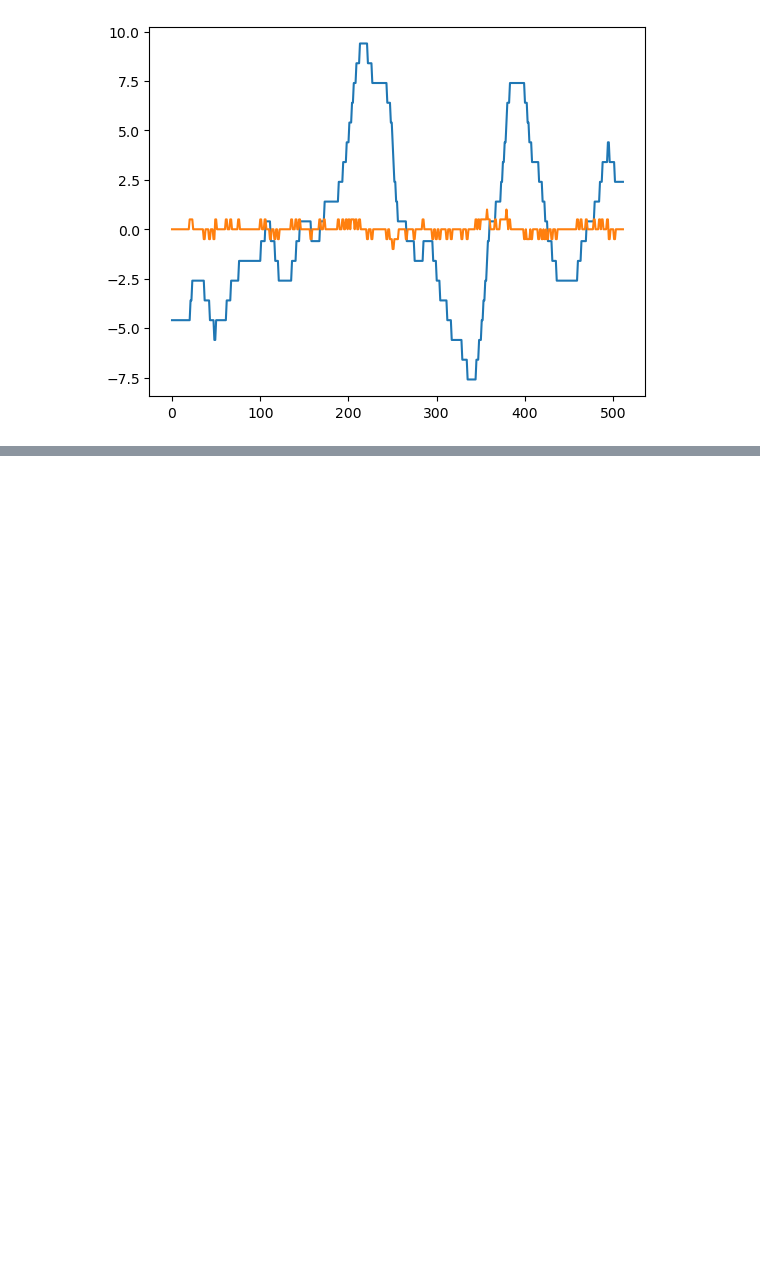
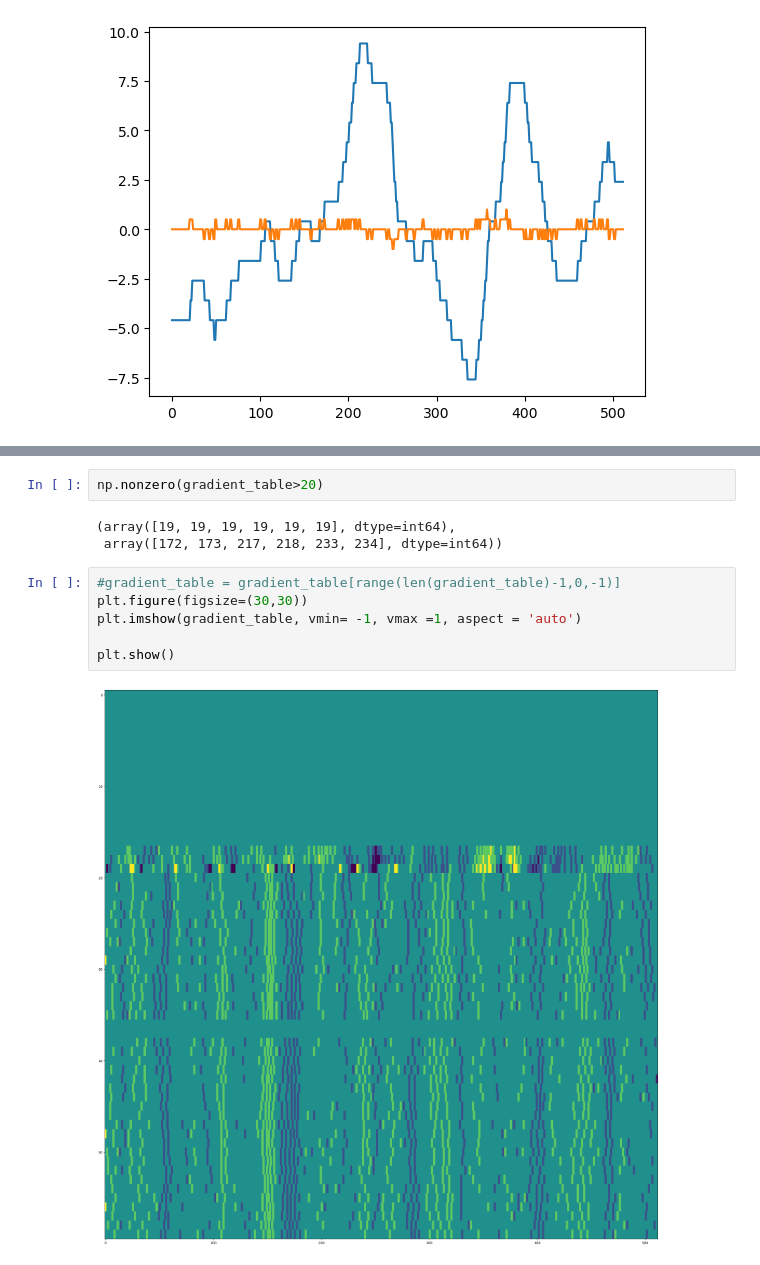
Before and after one commit to amityu/gel_sheets, a Jupyter notebook: exploration.ipynb, the cells around one changed output, grey strips where cells are left out. Drawn from its saved outputs; the diff is of its cells as text; blank space fills up the shorter version.

```diff
--- a/exploration.ipynb
+++ b/exploration.ipynb
@@ -74,0 +98,13 @@ print()
+# %%
+np.nonzero(gradient_table>20)
+# %% [output]
+(array([19, 19, 19, 19, 19, 19], dtype=int64),
+ array([172, 173, 217, 218, 233, 234], dtype=int64))
+# %%
+#gradient_table = gradient_table[range(len(gradient_table)-1,0,-1)]
+plt.figure(figsize=(30,30))
+plt.imshow(gradient_table, vmin= -1, vmax =1, aspect = 'auto')
+
+plt.show()
+# %% [output]
+[figure, added]
```
Also changed, not shown: parts of 3 cells of this notebook, 1 other file.
